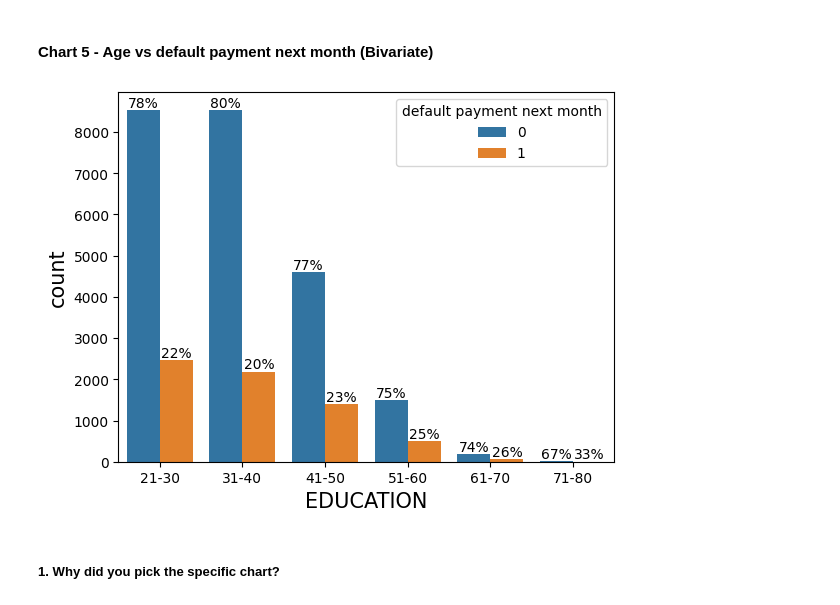
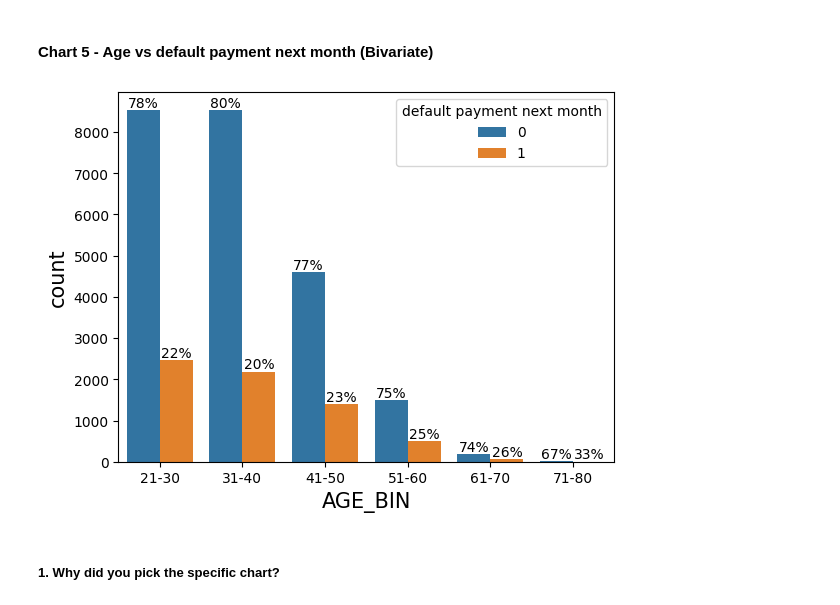
Before and after one commit to Dheeraj-Budhlakoti/Credit_Card_Default_Prediction, a Jupyter notebook: Capstone_Project_Classification_Credit_Card_Default_Prediction (1).ipynb, the cells around one changed output. Saved outputs shown, nothing was run; the diff lists cells and outputs as text; code cells hidden in the pictures.

```diff
--- a/Capstone_Project_Classification_Credit_Card_Default_Prediction (1).ipynb
+++ b/Capstone_Project_Classification_Credit_Card_Default_Prediction (1).ipynb
@@ -560,17 +560,17 @@ def barPerc(df,xVar,ax):
 # %%
 # Chart - 5 visualization code
 
 # creating bins for age groups
 bins = [20,30,40,50,60,70,80]
 names = ['21-30','31-40','41-50','51-60','61-70','71-80']
 copy_df['AGE_BIN'] = pd.cut(x=copy_df['AGE'], bins=bins, labels=names)
 
 ax=sns.countplot(x=copy_df['AGE_BIN'],hue=copy_df['default payment next month'])
-plt.xlabel('EDUCATION',size=15)
+plt.xlabel('AGE_BIN',size=15)
 plt.ylabel('count',size=15)
 barPerc(copy_df,'AGE_BIN',ax)
 # %% [output]
-[figure, old version]
+[figure, new version]
 # %% [markdown]
 ##### 1. Why did you pick the specific chart?
 # %% [markdown]
```
Also changed, not shown: parts of 48 cells of this notebook, 2 other files.
